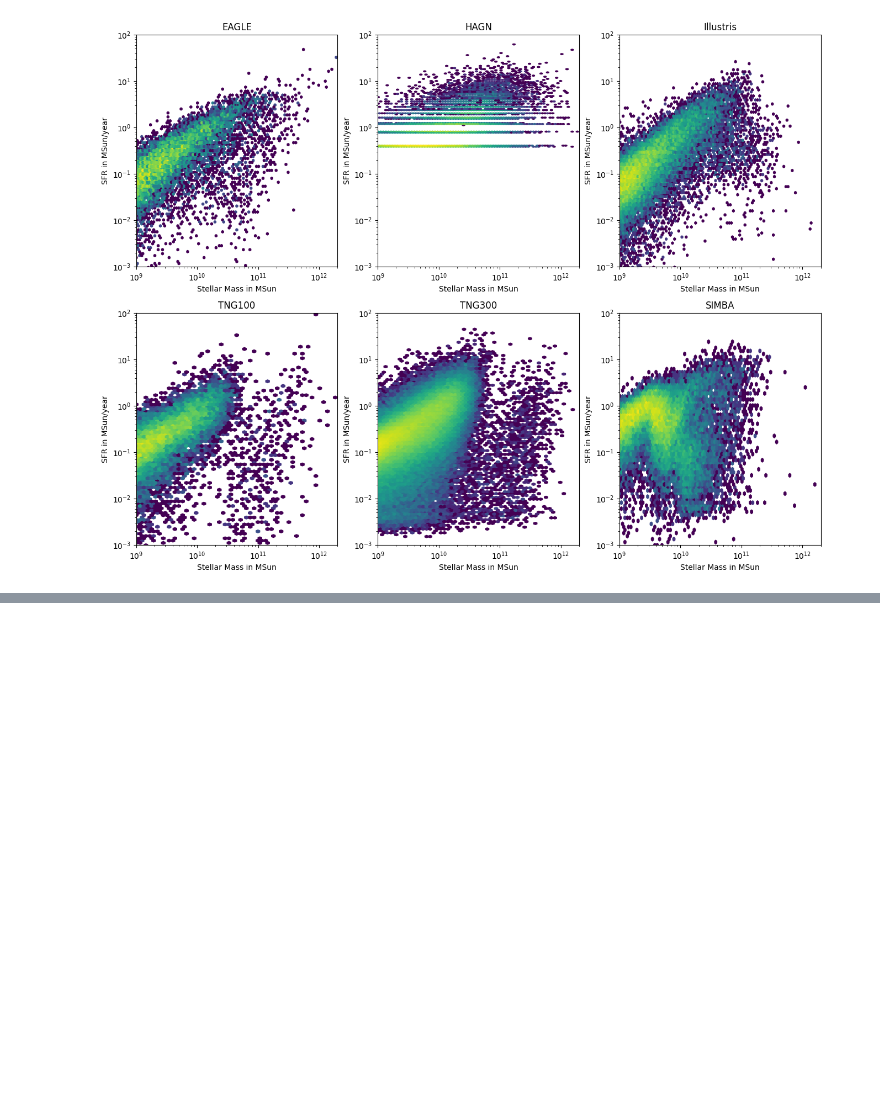
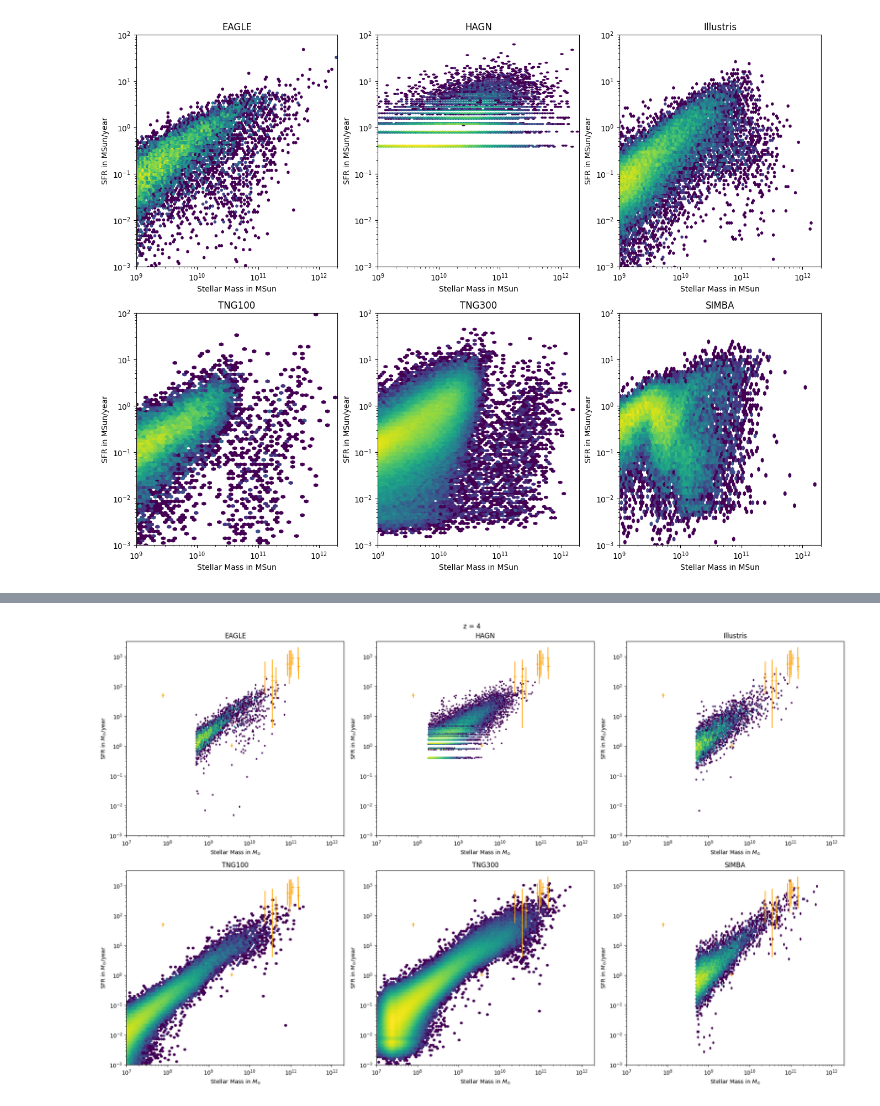
Before and after one commit to clilje/summer_2023, a Jupyter notebook: Week 1/sfr_stellarMass.ipynb, the cells around one changed output, grey strips where cells are left out. Drawn from its saved outputs; the diff is of its cells as text; code cells hidden in the pictures; blank space fills up the shorter version.

Commit message:
Sfr at different redshifts, playing with mass bins. Not pretty

```diff
--- a/Week 1/sfr_stellarMass.ipynb
+++ b/Week 1/sfr_stellarMass.ipynb
@@ -76,3 +76,99 @@ plt.show()
 # %% [output]
 [figure]
 [figure]
+# %%
+#observations
+
+data = pd.read_csv("../..\Observation Data\data_mstar_sfr.txt",header=0,sep="\s+| |  ",
+                       names=['paper','redshift','mstar','mstar min','mstar max','sfr','sfr min','sfr max'], skiprows=9)
+
+
+#rslt_df = dataframe.loc[dataframe['Percentage'] > 80]
+df_data = data.loc[data['redshift'] < 4.5]
+df_data = df_data.loc[df_data['redshift'] > 3.5]
+print(df_data)
+df_data['sfr'].loc[df_data['paper'] == 0] = 10**(df_data['sfr'])
+df_data['sfr'].loc[df_data['paper'] == 5] = 10**(df_data['sfr'])
+df_data['sfr min'].loc[df_data['paper'] == 0] = 10**(df_data['sfr min'])
+df_data['sfr min'].loc[df_data['paper'] == 5] = 10**(df_data['sfr min'])
+df_data['sfr max'].loc[df_data['paper'] == 0] = 10**(df_data['sfr max'])
+df_data['sfr max'].loc[df_data['paper'] == 5] = 10**(df_data['sfr max'])
+data_stellar_mass = 10**df_data['mstar'].to_numpy()
+
+
+data_sfr = df_data['sfr'].to_numpy()
+data_redshift = df_data['redshift'].to_numpy()
+
+data_x_err = [df_data['mstar'].to_numpy()-df_data['mstar min'].to_numpy(),df_data['mstar max'].to_numpy()-df_data['mstar'].to_numpy()]
+data_y_err = [df_data['sfr'].to_numpy()-df_data['sfr min'].to_numpy(),df_data['sfr max'].to_numpy()-df_data['sfr'].to_numpy()]
+
+#simulations
+
+sim_list = np.array(['EAGLE','HAGN','Illustris','TNG100','TNG300','SIMBA'])
+
+#z=0
+#snapshot_num = np.array([28,761,135,99,99,151])
+
+#z=4
+snapshot_num = np.array([10,97,54,21,21,50])
+#z=5
+#snapshot_num = np.array([8,70,49,17,17,42])
+#sim_list = np.array(['EAGLE'])
+#snapshot_num = np.array([28])
+filename = []
+x = 0
+cols = 3
+rows = 2
+plt.subplots(2,3)
+i = 0
+j = 0
+fig, axes = plt.subplots(rows, cols, figsize=(19, 12))
+while x < len(snapshot_num):
+    filename.append("../../Simulation Data/"+str(sim_list[x])+"/catalog_Habouzit_"+str(sim_list[x])+"_out_"+str(snapshot_num[x])+"_epsr01_correctlum_units.txt")
+
+    df = pd.read_csv(filename[x],header=0,sep="\s+| |  ",
+                       names=['redshift','stellar mass','radius','SFR','positionX', 'positionY', 'positionZ','noBH','massBH','BHdot','bolLum','XrayLum','sfr2','pos2'])
+
+    stellar_mass = df['stellar mass'].to_numpy()
+    sfr = df['SFR'].to_numpy()
+
+
+
+    #axes[i][j].plot(stellar_mass, massBH, "+", label=str(sim_list[x]),color='orange')
+
+    zero_rows = (sfr <= 0)
+
+    if np.size(np.where(zero_rows)[0]) != 0:
+
+        first_invalid = np.where(zero_rows)[0][0]
+        sfr = np.delete(sfr, np.where(zero_rows)[0])
+        stellar_mass = np.delete(stellar_mass, np.where(zero_rows)[0])
+
+    #axes[i][j].hexbin(data_stellar_mass, sfr,bins='log', xscale='log', yscale='log', alpha = 0.5)
+    #axes[i][j].hexbin(stellar_mass, sfr,bins='log', xscale='log', yscale='log', alpha= 0.5, cmap='autumn')
+    axes[i][j].hexbin(stellar_mass, sfr,bins = 'log',xscale='log', yscale='log')
+    #pcm = axes[i][j].errorbar(data_stellar_mass, data_sfr, colors=data_redshift, xerr=data_x_err, yerr=data_y_err, cmap='autumn')
+    axes[i][j].errorbar(data_stellar_mass, data_sfr, marker='+', xerr=data_x_err, yerr=data_y_err,ls='none',color='orange')
+    #axes[i][j].errorbar(data_stellar_mass, data_sfr)
+    axes[i][j].set_xlabel(r'Stellar Mass in $M_{\odot}$')
+    axes[i][j].set_xlim([10**7, 2*10**12])
+    axes[i][j].set_ylim([10**(-3), 10**(3.5)])
+    axes[i][j].set_ylabel(r'SFR in $M_{\odot}$/year')
+    axes[i][j].set_xscale('log')
+    axes[i][j].set_yscale('log')
+    axes[i][j].set_title(str(sim_list[x]))
+    #axes[i][j].legend()
+    x += 1
+    j += 1
+    if x == 3:
+        i +=1
+        j = j-3
+
+#fig.colorbar(pcm, ax=axes)
+
+fig.suptitle('z = 4')
+fig.tight_layout()
+#plt.title('z = 4')
+plt.savefig('Figures/stellarMass_vs_sfr_z-4')
+plt.show()
+# %% [output]
@@ -78,0 +194 @@ plt.show()
+[figure, added]
```
Also changed, not shown: parts of 6 cells of this notebook, 8 other files.
